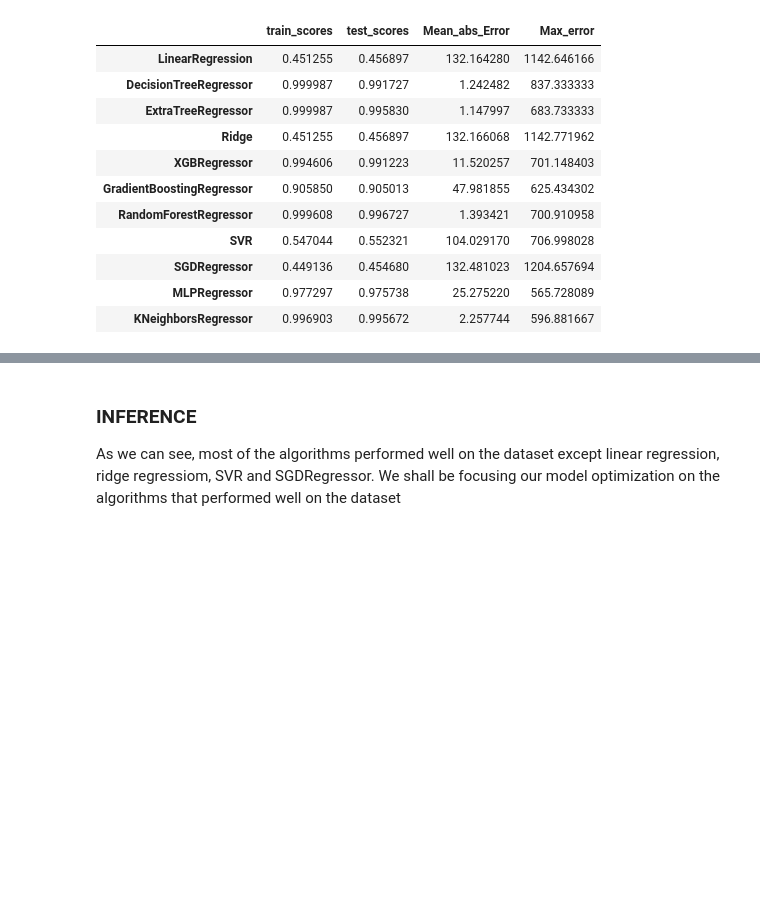
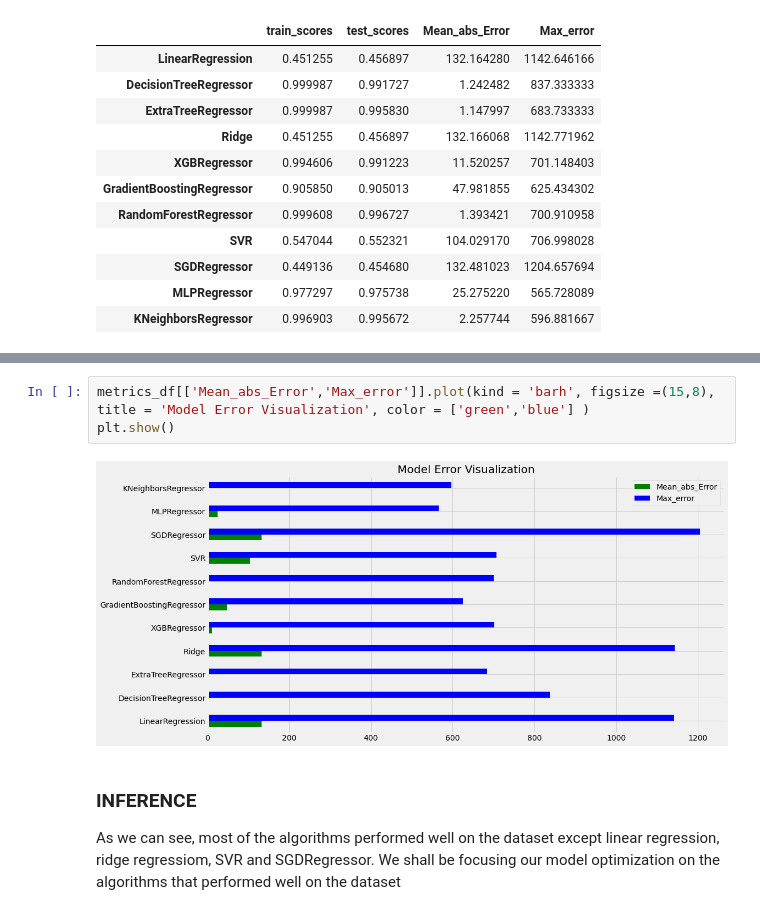
Before and after one commit to Bakare-Opeyemi/Water-Pump-Project, a Jupyter notebook: Water_Pump_Project -- Model Development.ipynb, the cells around one changed output, grey strips where cells are left out. Drawn from its saved outputs; the diff is of its cells as text; blank space fills up the shorter version.

```diff
--- a/Water_Pump_Project -- Model Development.ipynb
+++ b/Water_Pump_Project -- Model Development.ipynb
@@ -121,3 +126,8 @@ metrics_df
+# %%
+metrics_df[['Mean_abs_Error','Max_error']].plot(kind = 'barh', figsize =(15,8), title = 'Model Error Visualization', color = ['green','blue'] )
+plt.show()
+# %% [output]
+[figure, added]
 # %% [markdown]
 ### INFERENCE
 <p>As we can see, most of the algorithms performed well on the dataset except linear regression, ridge regressiom, SVR and SGDRegressor. We shall be focusing our model optimization on the algorithms that performed well on the dataset</p>
```
Also changed, not shown: parts of 1 cell of this notebook.
